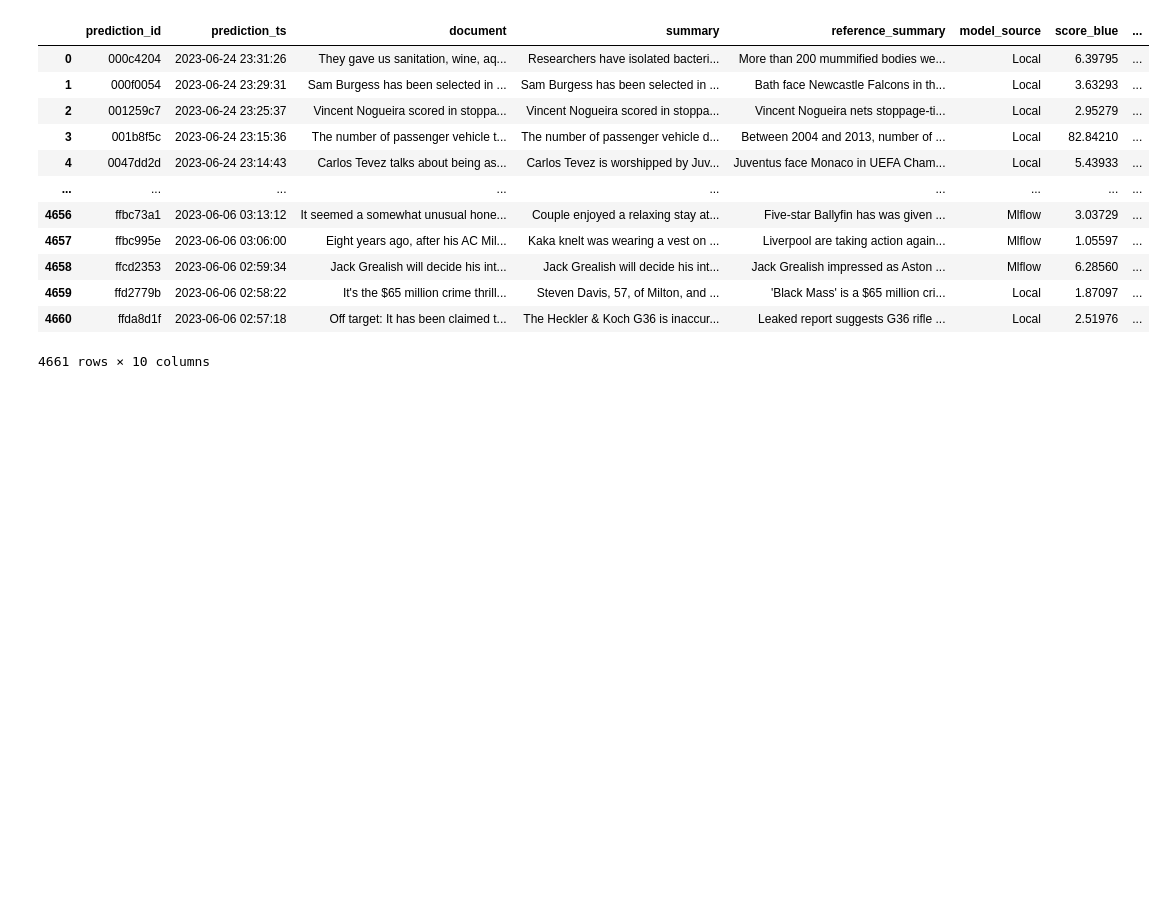
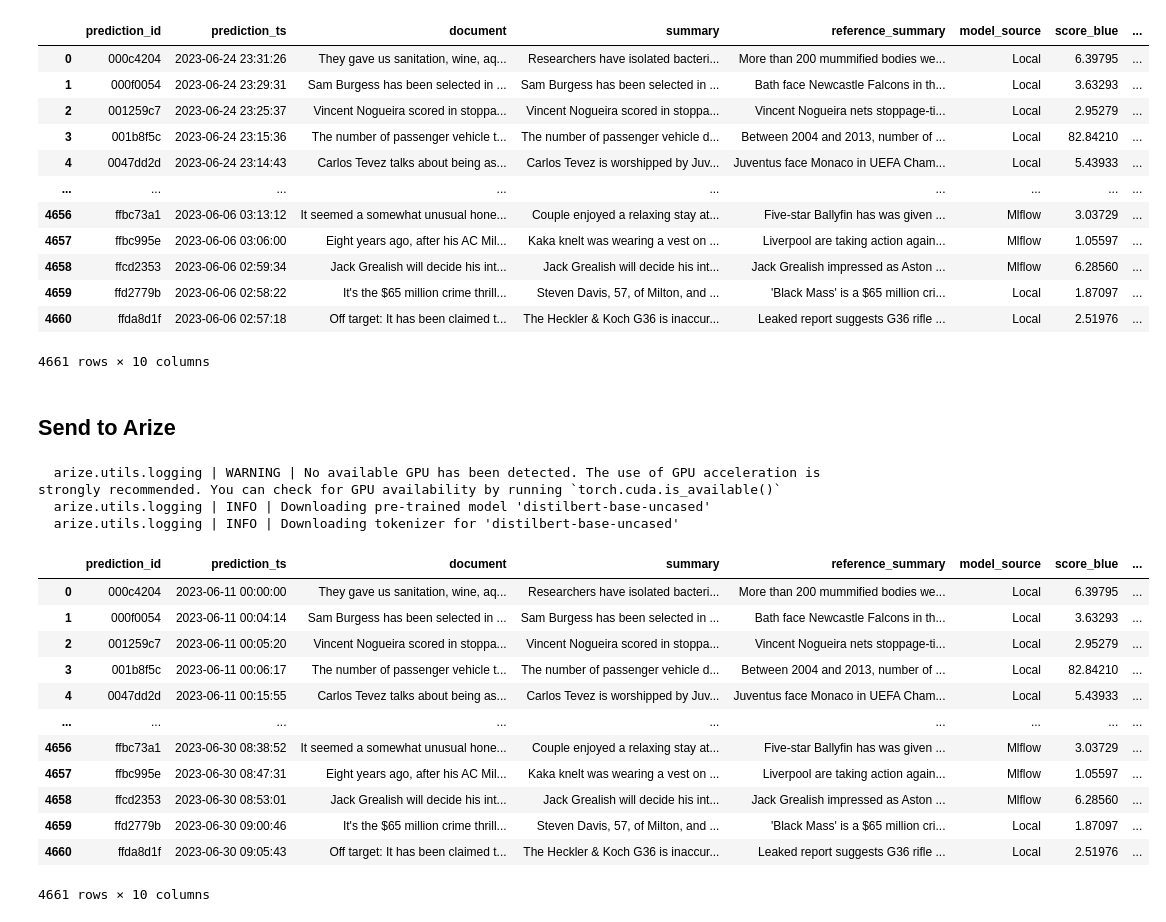
Before and after one commit to luntaixiax/text-summarizer-deploy, a Jupyter notebook: samples/generate_samples.ipynb, the cells around one changed output. Drawn from its saved outputs; the diff is of its cells as text; code cells hidden in the pictures; blank space fills up the shorter version.

```diff
--- a/samples/generate_samples.ipynb
+++ b/samples/generate_samples.ipynb
@@ -294,3 +294,5 @@ df
 | 4659 | ffd2779b | 2023-06-06 02:58:22 | It's the $65 million crime thrill... | Steven Davis, 57, of Milton, and ... | 'Black Mass' is a $65 million cri... | Local | 1.87097 | ... |
 | 4660 | ffda8d1f | 2023-06-06 02:57:18 | Off target: It has been claimed t... | The Heckler & Koch G36 is inaccur... | Leaked report suggests G36 rifle ... | Local | 2.51976 | ... |
 4661 rows × 10 columns
+# %% [markdown]
+## Send to Arize
@@ -296,0 +309,16 @@ df
+# %%
+EMBEDDER = EmbeddingGenerator.from_use_case(
+    use_case=UseCases.NLP.SUMMARIZATION,
+    model_name="distilbert-base-uncased",
+    tokenizer_max_length=512,
+    batch_size=100
+)
+
+ARIZE_CLIENT = Client(
+    space_key = config['arize']['SPACE_KEY'],
+    api_key = config['arize']['API_KEY']
+)
+# %% [output]
+  arize.utils.logging | WARNING | No available GPU has been detected. The use of GPU acceleration is strongly recommended. You can check for GPU availability by running `torch.cuda.is_available()`
+  arize.utils.logging | INFO | Downloading pre-trained model 'distilbert-base-uncased'
+  arize.utils.logging | INFO | Downloading tokenizer for 'distilbert-base-uncased'
@@ -296,0 +378,20 @@ df
+# %%
+df = pd.read_sql_query(
+    sql = "select * from summarizer.summarize_log",
+    con = mydb
+)
+df
+# %% [output]
+|  | prediction_id | prediction_ts | document | summary | reference_summary | model_source | score_blue | ... |
+| 0 | 000c4204 | 2023-06-11 00:00:00 | They gave us sanitation, wine, aq... | Researchers have isolated bacteri... | More than 200 mummified bodies we... | Local | 6.39795 | ... |
+| 1 | 000f0054 | 2023-06-11 00:04:14 | Sam Burgess has been selected in ... | Sam Burgess has been selected in ... | Bath face Newcastle Falcons in th... | Local | 3.63293 | ... |
+| 2 | 001259c7 | 2023-06-11 00:05:20 | Vincent Nogueira scored in stoppa... | Vincent Nogueira scored in stoppa... | Vincent Nogueira nets stoppage-ti... | Local | 2.95279 | ... |
+| 3 | 001b8f5c | 2023-06-11 00:06:17 | The number of passenger vehicle t... | The number of passenger vehicle d... | Between 2004 and 2013, number of ... | Local | 82.84210 | ... |
+| 4 | 0047dd2d | 2023-06-11 00:15:55 | Carlos Tevez talks about being as... | Carlos Tevez is worshipped by Juv... | Juventus face Monaco in UEFA Cham... | Local | 5.43933 | ... |
+| ... | ... | ... | ... | ... | ... | ... | ... | ... |
+| 4656 | ffbc73a1 | 2023-06-30 08:38:52 | It seemed a somewhat unusual hone... | Couple enjoyed a relaxing stay at... | Five-star Ballyfin has was given ... | Mlflow | 3.03729 | ... |
+| 4657 | ffbc995e | 2023-06-30 08:47:31 | Eight years ago, after his AC Mil... | Kaka knelt was wearing a vest on ... | Liverpool are taking action again... | Mlflow | 1.05597 | ... |
+| 4658 | ffcd2353 | 2023-06-30 08:53:01 | Jack Grealish will decide his int... | Jack Grealish will decide his int... | Jack Grealish impressed as Aston ... | Mlflow | 6.28560 | ... |
+| 4659 | ffd2779b | 2023-06-30 09:00:46 | It's the $65 million crime thrill... | Steven Davis, 57, of Milton, and ... | 'Black Mass' is a $65 million cri... | Local | 1.87097 | ... |
+| 4660 | ffda8d1f | 2023-06-30 09:05:43 | Off target: It has been claimed t... | The Heckler & Koch G36 is inaccur... | Leaked report suggests G36 rifle ... | Local | 2.51976 | ... |
+4661 rows × 10 columns
```
Also changed, not shown: parts of 5 cells of this notebook, 4 other files.
